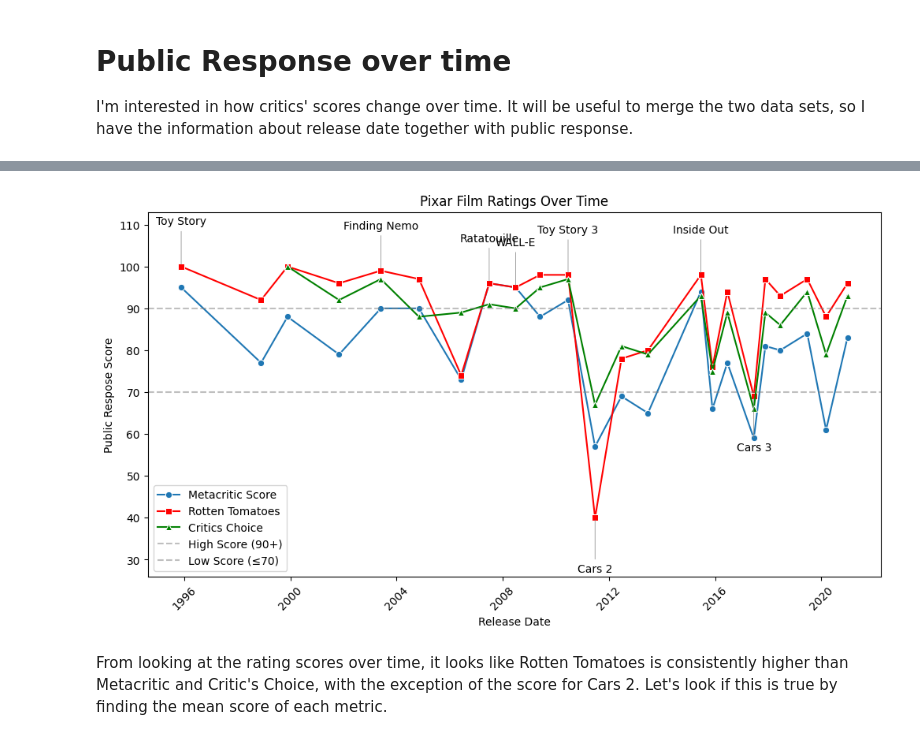
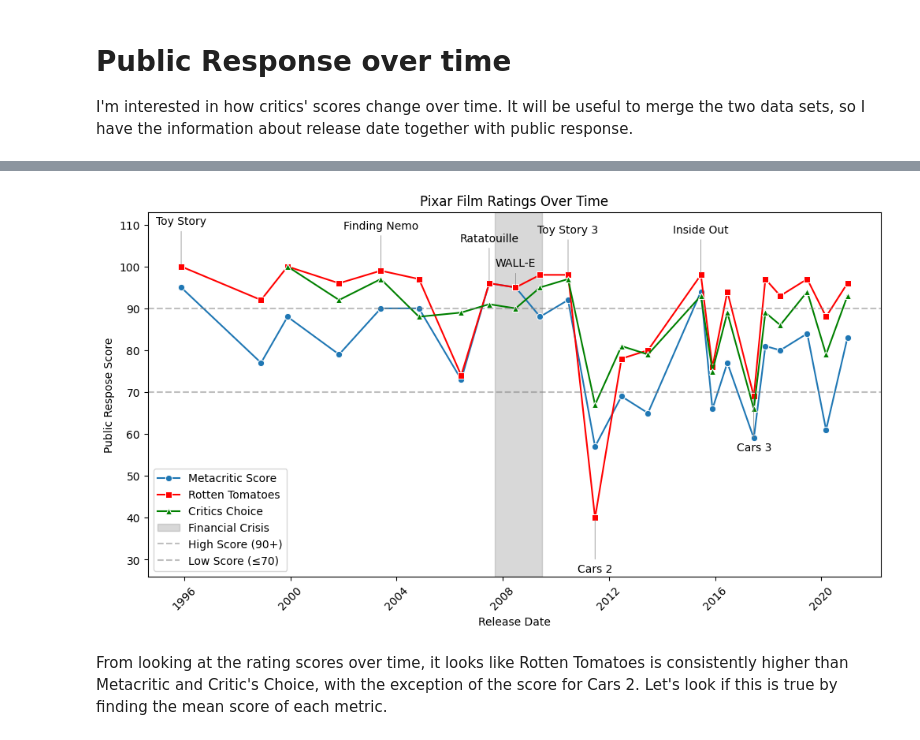
Before and after one commit to kylieainslie/pydy-tuesday, a Jupyter notebook: 2025-03-11/pt_2025-03-11.ipynb, the cells around one changed output, grey strips where cells are left out. Cells and saved outputs as stored; diff of their text form; code cells hidden in the pictures.

Commit message:
fix wall-e label and add financial crisis

```diff
--- a/2025-03-11/pt_2025-03-11.ipynb
+++ b/2025-03-11/pt_2025-03-11.ipynb
@@ -119,6 +124,9 @@ sns.lineplot(data=df_merged, x="release_date", y="critics_choice", marker="^", l
 
 ax = plt.gca()
 
+# add shaded region for the financial crisis
+ax.axvspan(pd.to_datetime("2007-09-15"), pd.to_datetime("2009-06-30"), color="gray", alpha=0.3, label="Financial Crisis")
+
 # Annotate very high (>=90) or very low (<=70) scores
 offsets = [-15, 15]  # Alternating vertical offset positions
 for i, row in enumerate(df_merged.itertuples()):
@@ -126,34 +134,39 @@ for i, row in enumerate(df_merged.itertuples()):
     if pd.isna(row.critics_choice):  # If critics_choice is missing, use only Metacritic & Rotten Tomatoes
         all_high = (row.metacritic >= high_threshold and row.rotten_tomatoes >= high_threshold)
         all_low = (row.metacritic <= low_threshold and row.rotten_tomatoes <= low_threshold)
     else:  # If critics_choice is available, use all three
         all_high = (row.metacritic >= high_threshold and row.rotten_tomatoes >= high_threshold and row.critics_choice >= high_threshold)
         all_low = (row.metacritic <= low_threshold and row.rotten_tomatoes <= low_threshold and row.critics_choice <= low_threshold)
 
     if all_high or all_low:
         y_offset = 10 if all_high else -13  # Adjust label placement
+
+        # Custom adjustment for a specific annotation (WALL-E)
+        if row.film == "WALL-E":  # Modify only this film's annotation
+            y_offset = 5  # Lower it slightly by changing the offset
+
         ax.annotate(
             row.film,
             xy=(row.release_date, row.rotten_tomatoes),
             xytext=(row.release_date, row.rotten_tomatoes + y_offset),
             textcoords="data",
             ha='center', fontsize=10,
             arrowprops=dict(arrowstyle="-", lw=0.5, color='gray')
         )
 
 # Formatting
 plt.axhline(high_threshold, color='grey', linestyle='--', alpha=0.5, label=f"High Score ({high_threshold}+)")
 plt.axhline(low_threshold, color='grey', linestyle='--', alpha=0.5, label=f"Low Score (≤{low_threshold})")
 plt.ylim(df_merged[['metacritic', 'rotten_tomatoes', 'critics_choice']].min().min() - 14,
          df_merged[['metacritic', 'rotten_tomatoes', 'critics_choice']].max().max() + 13)
 plt.xlabel("Release Date")
 plt.ylabel("Public Respose Score")
 plt.title("Pixar Film Ratings Over Time")
 plt.legend()
 plt.xticks(rotation=45)
 plt.show()
 # %% [output]
-[figure, old version]
+[figure, new version]
 # %% [markdown]
 From looking at the rating scores over time, it looks like Rotten Tomatoes is consistently higher than Metacritic and Critic's Choice, with the exception of the score for Cars 2. Let's look if this is true by finding the mean score of each metric.
 # %%
```
Also changed, not shown: parts of 1 cell of this notebook.
